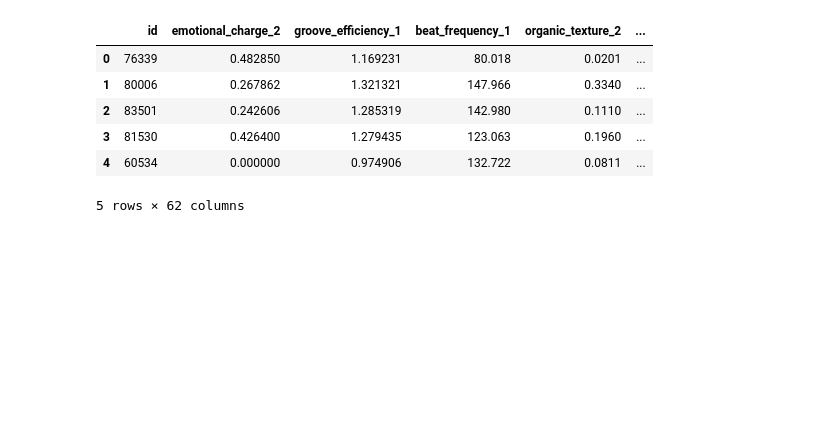
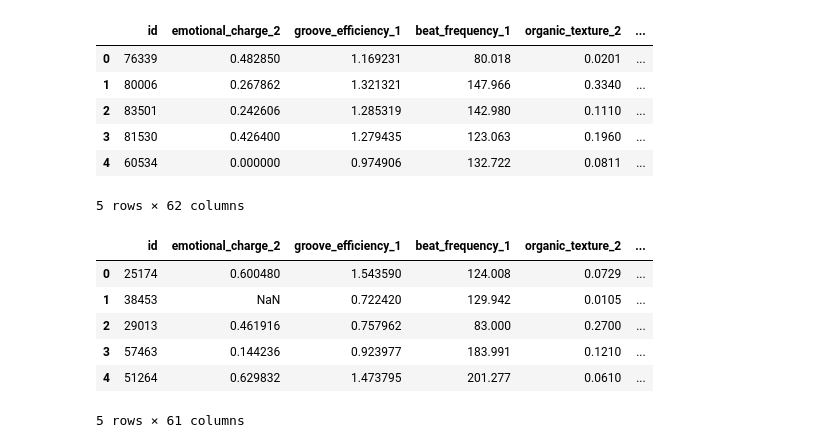
Before and after one commit to nadilHesara/Testing-and-Learning-ML-models, a Jupyter notebook: mlX 2.0 Regression Challenge - Predict the Hype/model.ipynb, the cells around one changed output. Saved outputs shown, nothing was run; the diff lists cells and outputs as text; code cells hidden in the pictures; blank space fills up the shorter version.

```diff
--- a/mlX 2.0 Regression Challenge - Predict the Hype/model.ipynb
+++ b/mlX 2.0 Regression Challenge - Predict the Hype/model.ipynb
@@ -16,3 +20,13 @@ train.head()
 | 3 | 81530 | 0.426400 | 1.279435 | 123.063 | 0.1960 | ... |
 | 4 | 60534 | 0.000000 | 0.974906 | 132.722 | 0.0811 | ... |
 5 rows × 62 columns
+# %%
+test.head()
+# %% [output]
+|  | id | emotional_charge_2 | groove_efficiency_1 | beat_frequency_1 | organic_texture_2 | ... |
+| 0 | 25174 | 0.600480 | 1.543590 | 124.008 | 0.0729 | ... |
+| 1 | 38453 | NaN | 0.722420 | 129.942 | 0.0105 | ... |
+| 2 | 29013 | 0.461916 | 0.757962 | 83.000 | 0.2700 | ... |
+| 3 | 57463 | 0.144236 | 0.923977 | 183.991 | 0.1210 | ... |
+| 4 | 51264 | 0.629832 | 1.473795 | 201.277 | 0.0610 | ... |
+5 rows × 61 columns
```
Also changed, not shown: parts of 13 cells of this notebook, 1 other file.
